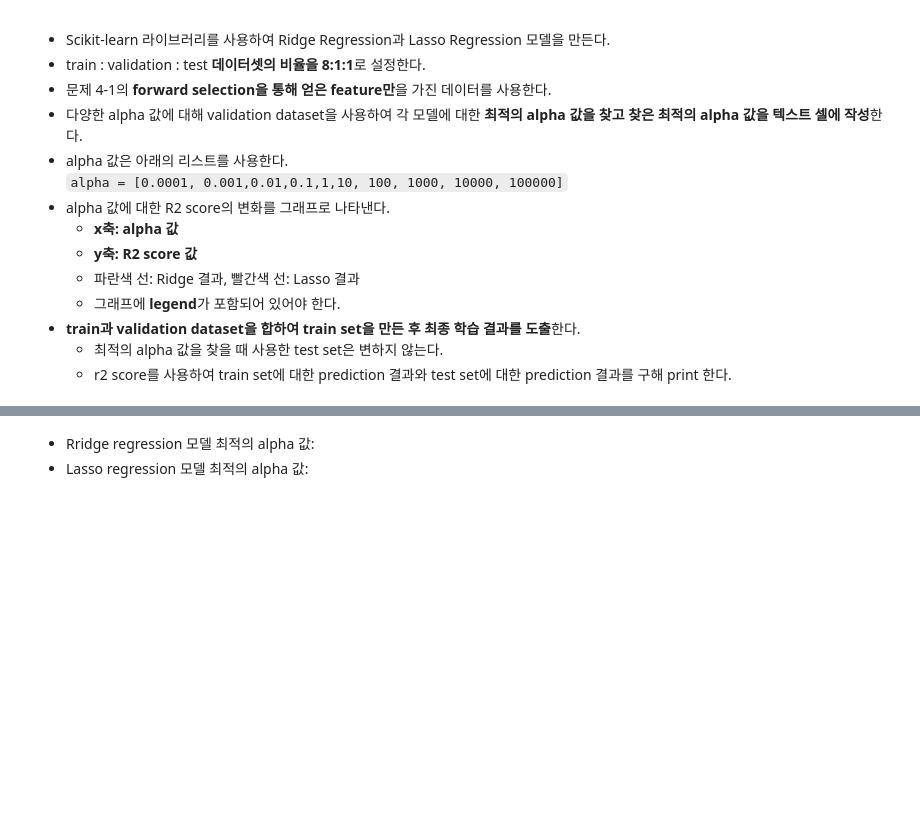
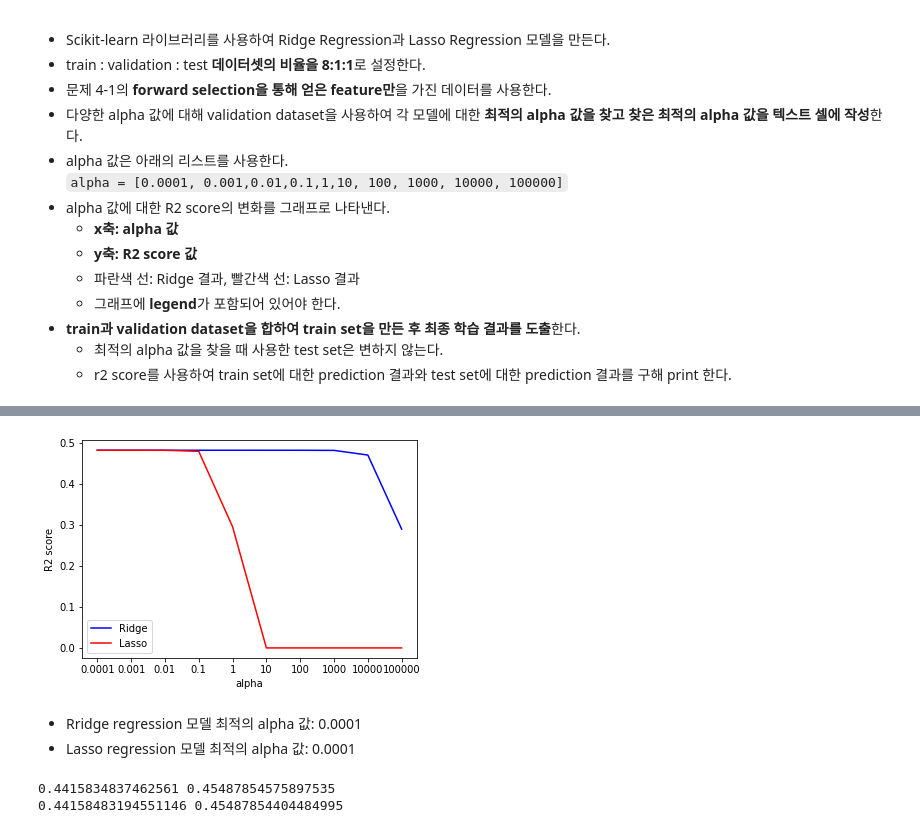
Before and after one commit to NAJOO0/2022F-Ajou-ML, a Jupyter notebook: HW3_ipynb의_사본.ipynb, the cells around one changed output, grey strips where cells are left out. Cells and saved outputs as stored; diff of their text form; code cells hidden in the pictures; blank space fills up the shorter version.

```diff
--- a/HW3_ipynb의_사본.ipynb
+++ b/HW3_ipynb의_사본.ipynb
@@ -394,10 +457,15 @@ def forward_selection(X, y): # X: train data, y: train data's target
             ###########################################
             ###### 코드 작성 영역 외 수정 하지 말 것 #########
             ################ 문제 4-2 ##################
-
-
-
-
+            model.fit(X[new_column].values.reshape(-1,1),y)
+            adjr2_score= adjr2(y,model.predict(X[new_column].values.reshape(-1,1)),len(X),1)
+            if adjr2_score>best_r2:
+                best_r2=adjr2_score
+                included = new_column #가장 큰 r2값을 가지는 column을 저장
+                changed = True
+            new_scores[new_column]=adjr2_score
+        if changed:
+            break
         ##############################################
         ##############################################
 
@@ -435,0 +513,20 @@ import numpy as np
+# %%
+### 문제 4-3 ###
+alpha = [0.0001, 0.001,0.01,0.1,1,10, 100, 1000, 10000, 100000]
+X_train, X_test, y_train, y_test = train_test_split(X, y, test_size=0.1,random_state=50)
+X_train, X_val, y_train, y_val = train_test_split(X_train, y_train, test_size=1/9,random_state=50)
+ridge_score=[]
+lasso_score=[]
+for a in alpha:
+    rid = Ridge(alpha=a)
+    rid.fit(X_train[selected_features].values.reshape(-1,1),y_train)
+    adjr2_score= adjr2(y_val,rid.predict(X_val[selected_features].values.reshape(-1,1)),len(X_val),1)
+    ridge_score.append(adjr2_score)
+    lasso = Lasso(alpha=a)
+    lasso.fit(X_train[selected_features].values.reshape(-1,1),y_train)
+    adjr2_score= adjr2(y_val,lasso.predict(X_val[selected_features].values.reshape(-1,1)),len(X_val),1)
+    lasso_score.append(adjr2_score)
+ridge_optimal_alpha = alpha[ridge_score.index(max(ridge_score))]
+lasso_optimal_alpha = alpha[lasso_score.index(max(lasso_score))]
+print(ridge_optimal_alpha,lasso_optimal_alpha,selected_features)
+### 코드 작성 ###
@@ -436,3 +548,17 @@ import numpy as np
+# %%
+### 문제 4-3 ###
+x=[1,2,3,4,5,6,7,8,9,10]
+plt.figure()
+plt.plot(x,ridge_score,label="Ridge",color="blue")
+plt.plot(x,lasso_score,label="Lasso",color="red")
+plt.xticks(x,labels=alpha)
+plt.legend()
+plt.xlabel("alpha")
+plt.ylabel("R2 score")
+plt.show()
+### 그래프 작성 ###
+# %% [output]
+[figure, added]
 # %% [markdown]
-- Rridge regression 모델 최적의 alpha 값:
-- Lasso regression 모델 최적의 alpha 값:
+- Rridge regression 모델 최적의 alpha 값: 0.0001
+- Lasso regression 모델 최적의 alpha 값: 0.0001
@@ -440,0 +565,17 @@ import numpy as np
+# %%
+# 최종 결과 출력
+X_train_2 = pd.concat([X_train,X_val])
+y_train_2 = pd.concat([y_train,y_val])
+ridge = Ridge(alpha=ridge_optimal_alpha)
+ridge.fit(X_train_2[selected_features].values.reshape(-1,1),y_train_2)
+ridge_adjr2_score_train= adjr2(y_train_2,ridge.predict(X_train_2[selected_features].values.reshape(-1,1)),len(X_train_2),1)
+ridge_adjr2_score_test= adjr2(y_test,ridge.predict(X_test[selected_features].values.reshape(-1,1)),len(X_test),1)
+print(ridge_adjr2_score_test,ridge_adjr2_score_train)
+lasso = Lasso(alpha=lasso_optimal_alpha)
+lasso.fit(X_train_2[selected_features].values.reshape(-1,1),y_train_2)
+lasso_adjr2_score_train= adjr2(y_train_2,lasso.predict(X_train_2[selected_features].values.reshape(-1,1)),len(X_train_2),1)
+lasso_adjr2_score_test= adjr2(y_test,lasso.predict(X_test[selected_features].values.reshape(-1,1)),len(X_test),1)
+print(lasso_adjr2_score_test,lasso_adjr2_score_train)
+# %% [output]
+0.4415834837462561 0.45487854575897535
+0.44158483194551146 0.45487854404484995
```
Also changed, not shown: parts of 15 cells of this notebook.
